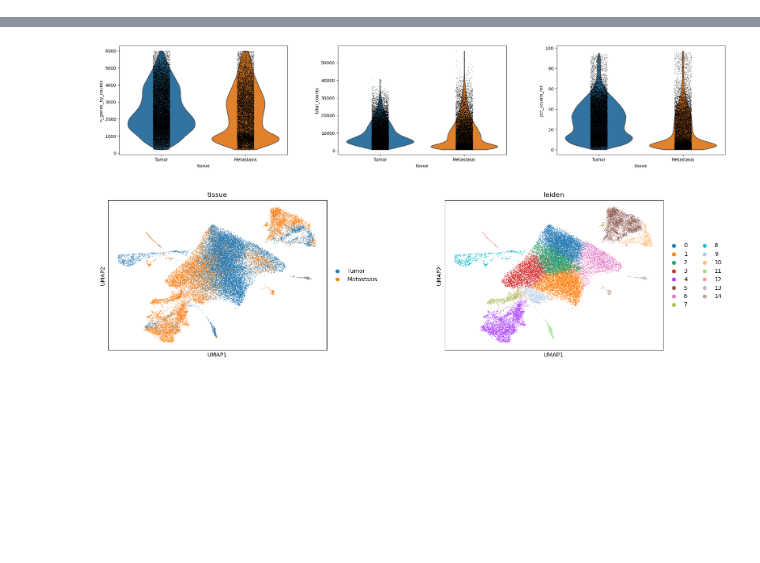
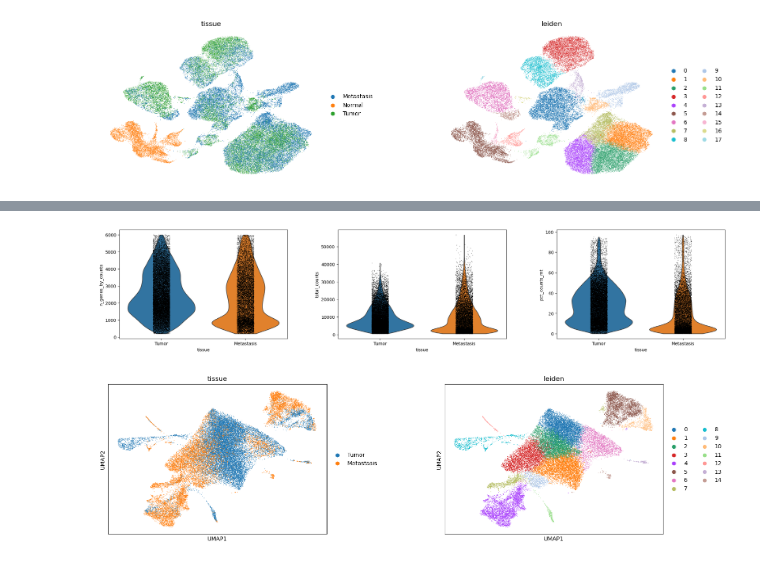
Before and after one commit to rinickulous/final2-project-scread, a Jupyter notebook: scanpy.ipynb, the cells around one changed output, grey strips where cells are left out. Saved outputs shown, nothing was run; the diff lists cells and outputs as text; code cells hidden in the pictures; blank space fills up the shorter version.

```diff
--- a/scanpy.ipynb
+++ b/scanpy.ipynb
@@ -82,0 +219,19 @@ adata.write_h5ad('results/combined_all_samples2.h5ad')
+# %%
+# 6) Build the k-NN graph on the first 10 PCs
+sc.pp.neighbors(adata, n_pcs=10)
+
+# 7) Compute UMAP embedding
+sc.tl.umap(adata)
+
+# 8) Cluster with Leiden at your preferred resolution
+sc.tl.leiden(adata, resolution=0.5)
+
+# 9) Plot the results
+sc.pl.umap(
+    adata,
+    color=['tissue','leiden'],
+    wspace=0.4,
+    frameon=False
+)
+# %% [output]
+[figure, added]
```
Also changed, not shown: parts of 20 cells of this notebook, 8 other files.
